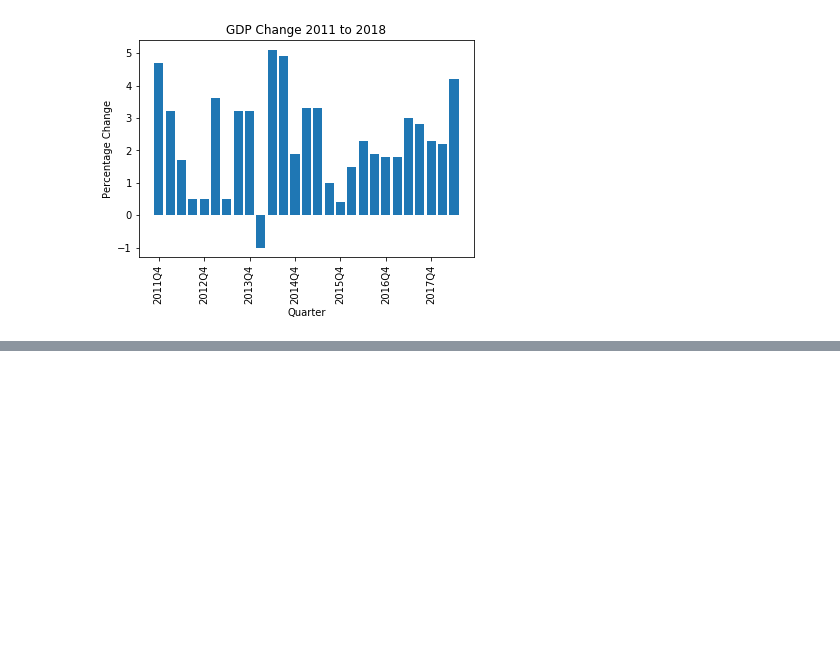
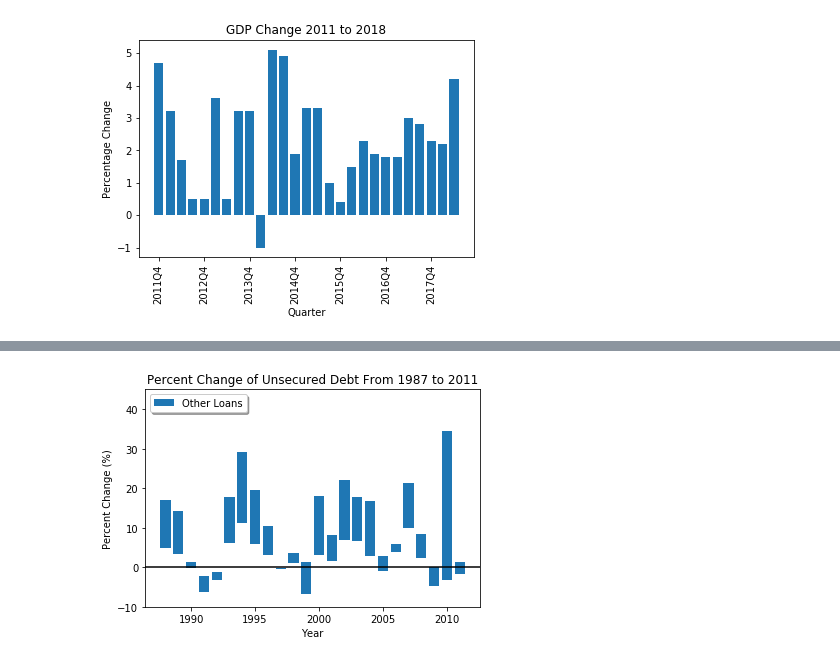
Before and after one commit to brownal05/project1, a Jupyter notebook: notebooks/Alex2.ipynb, the cells around one changed output, grey strips where cells are left out. Saved outputs shown, nothing was run; the diff lists cells and outputs as text; code cells hidden in the pictures; blank space fills up the shorter version.

```diff
--- a/notebooks/Alex2.ipynb
+++ b/notebooks/Alex2.ipynb
@@ -244,0 +329,5 @@ plt.savefig('../graphs/gdp_pct_change_recent.png')
+# %%
+percentage_delta_df = percentage_delta(store_col)
+percentage_delta_df.to_csv('../raw-data/debt_percenta_delta.csv')
+percentage_delta_df.sort_values('Year')
+per_yrs = percentage_delta_df['Year']
@@ -244,0 +355,19 @@ plt.savefig('../graphs/gdp_pct_change_recent.png')
+# %%
+plt.bar(percentage_delta_df['Year'],percentage_delta_df['Credit Cards'], bottom = percentage_delta_df['Other Loans'] )
+
+
+
+
+plt.legend(['Other Loans', 'Credit Cards'], loc='upper left',
+          fancybox=True, shadow=True)
+#plt.xticks(ticks = per_yrs, rotation='vertical')
+plt.title('Percent Change of Unsecured Debt From 1987 to 2011')
+plt.ylim(-10, 45)
+
+plt.xlabel('Year')
+plt.ylabel('Percent Change (%)')
+plt.axhline(0, color='black')
+#plt.savefig('../clean_graphs/changer_debt_bar.png')
+plt.show()
+# %% [output]
+[figure, added]
```
Also changed, not shown: parts of 12 cells of this notebook, 10 other files.
